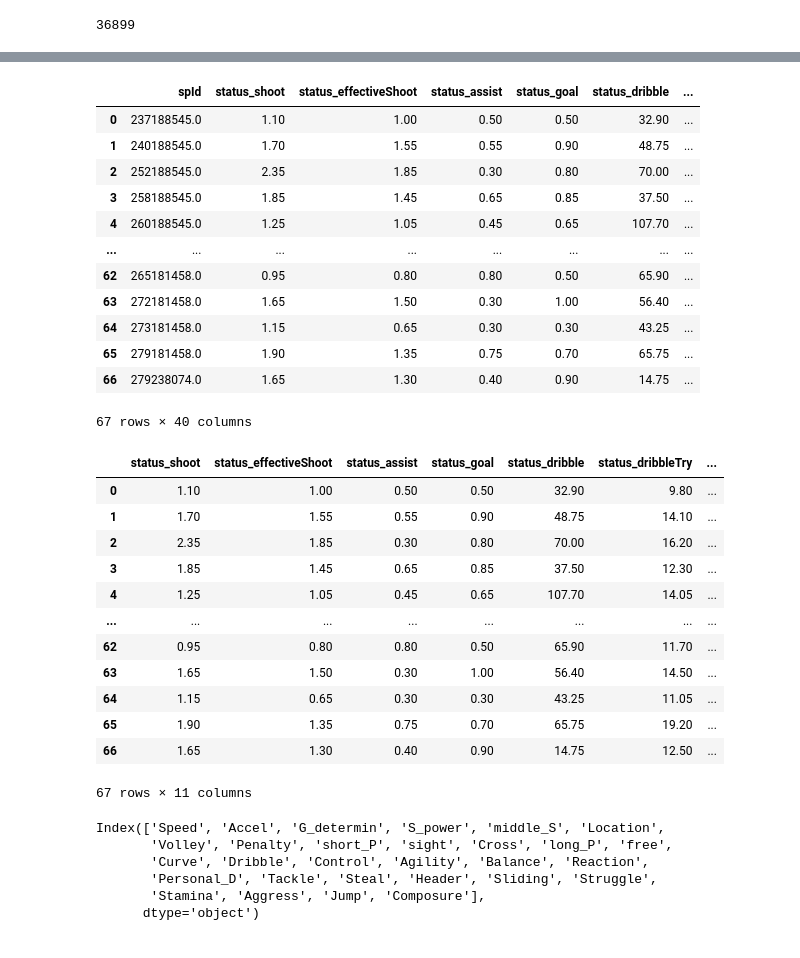
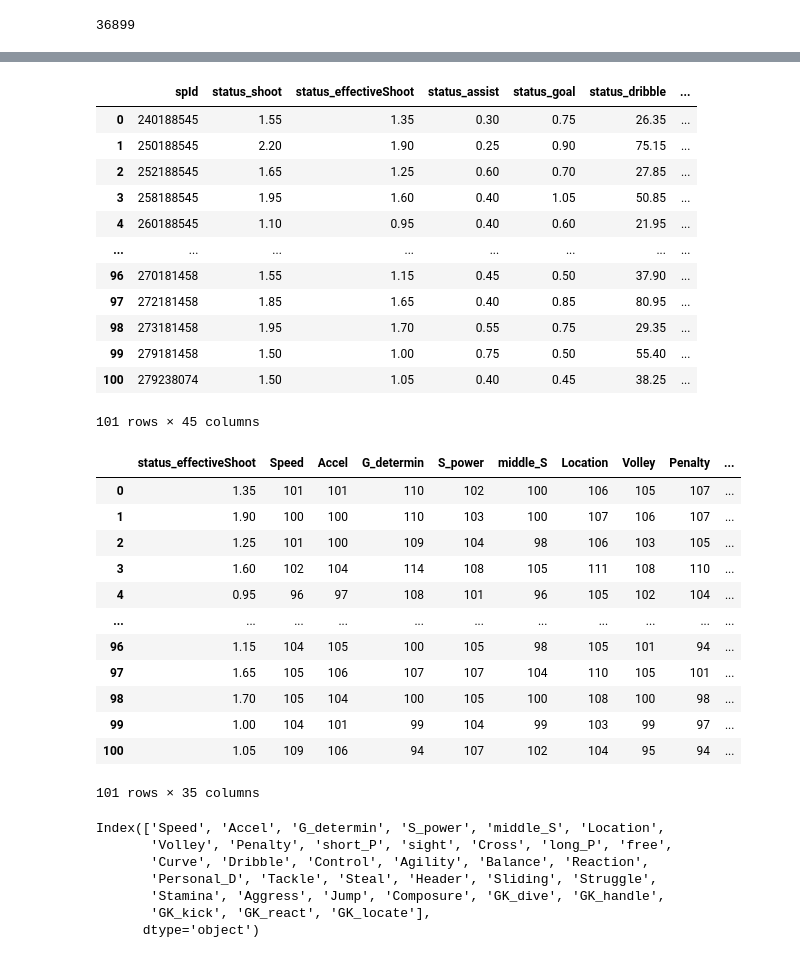
Before and after one commit to jikukjs/FiFa4_API_project, a Jupyter notebook: final_code.ipynb, the cells around one changed output, grey strips where cells are left out. Drawn from its saved outputs; the diff is of its cells as text; code cells hidden in the pictures.

```diff
--- a/final_code.ipynb
+++ b/final_code.ipynb
@@ -22,5 +24,6 @@ api_key = 'eyJhbGciOiJIUzI1NiIsInR5cCI6IkpXVCJ9.eyJYLUFwcC1SYXRlLUxpbWl0IjoiMjAw
 # %%
-striker_players = ['R. 레반도프스키', '디디에 드로그바', '로멜루 루카쿠', '엘링 홀란', '카림 벤제마','리오넬 메시', '킬리안 음바페', '손흥민', '호날두', '차범근','케빈 더브라위너', '루드 굴리트', '웨인 루니', '디에고 포를란', '토마스 뮐러','안토니오 뤼디거', '뱅자맹 파바르','에데르 밀리탕','라파엘 바란','홍명보','요주아 키미히','주앙 칸셀루','이반 페리시치','리스 제임스','아슈라프 하키미']
+players = ['R. 레반도프스키', '디디에 드로그바', '로멜루 루카쿠', '엘링 홀란', '카림 벤제마','리오넬 메시', '킬리안 음바페', '손흥민', '호날두', '차범근','케빈 더브라위너', '루드 굴리트', '웨인 루니', '디에고 포를란', '토마스 뮐러','안토니오 뤼디거', '뱅자맹 파바르','에데르 밀리탕','라파엘 바란','홍명보','요주아 키미히','주앙 칸셀루','이반 페리시치','리스 제임스','아슈라프 하키미']
+striker_players = ['R. 레반도프스키', '디디에 드로그바', '로멜루 루카쿠', '엘링 홀란', '카림 벤제마']
 wing_players = ['리오넬 메시', '킬리안 음바페', '손흥민', '호날두', '차범근']
 mid_players = ['케빈 더브라위너', '루드 굴리트', '웨인 루니', '디에고 포를란', '토마스 뮐러']
 cb_players = ['안토니오 뤼디거', '뱅자맹 파바르','에데르 밀리탕','라파엘 바란','홍명보']
@@ -73,9 +76,8 @@ def rankers_players_record(Id_Po):
         start = start+position_cnt
     return players_data
 # %%
-rankers_players_data = rankers_players_record(all_players_spId_position(striker_players))
+rankers_players_data = rankers_players_record(all_players_spId_position(players))
 recent_rankers_players_data = rankers_players_data.query("createDate.str.startswith('2023') and `status.matchCount` >= 15")
 recent_rankers_players_record =  pd.concat([recent_rankers_players_data.iloc[:,1], recent_rankers_players_data.iloc[:,3:13]], axis=1)
-recent_rankers_players_record
 # %% [output]
 |  | spPosition | status.shoot | status.effectiveShoot | status.assist | status.goal | status.dribble | ... |
@@ -188,47 +163,47 @@ recent_players_data_about_po_num =pd.concat([recent_players_data_about_po.iloc[:
 
 players_po_data_from_ability_and_ranker = recent_players_data_about_po_num.merge(players_ability, how= 'inner')
 players_po_data_from_ability_and_ranker.columns = players_po_data_from_ability_and_ranker.columns.str.replace(".","_")
-players_po_data_from_ability_and_ranker
 # %% [output]
 |  | spId | status_shoot | status_effectiveShoot | status_assist | status_goal | status_dribble | ... |
-| 0 | 237188545.0 | 1.10 | 1.00 | 0.50 | 0.50 | 32.90 | ... |
-| 1 | 240188545.0 | 1.70 | 1.55 | 0.55 | 0.90 | 48.75 | ... |
-| 2 | 252188545.0 | 2.35 | 1.85 | 0.30 | 0.80 | 70.00 | ... |
-| 3 | 258188545.0 | 1.85 | 1.45 | 0.65 | 0.85 | 37.50 | ... |
-| 4 | 260188545.0 | 1.25 | 1.05 | 0.45 | 0.65 | 107.70 | ... |
+| 0 | 240188545 | 1.55 | 1.35 | 0.30 | 0.75 | 26.35 | ... |
+| 1 | 250188545 | 2.20 | 1.90 | 0.25 | 0.90 | 75.15 | ... |
+| 2 | 252188545 | 1.65 | 1.25 | 0.60 | 0.70 | 27.85 | ... |
+| 3 | 258188545 | 1.95 | 1.60 | 0.40 | 1.05 | 50.85 | ... |
+| 4 | 260188545 | 1.10 | 0.95 | 0.40 | 0.60 | 21.95 | ... |
 | ... | ... | ... | ... | ... | ... | ... | ... |
-| 62 | 265181458.0 | 0.95 | 0.80 | 0.80 | 0.50 | 65.90 | ... |
-| 63 | 272181458.0 | 1.65 | 1.50 | 0.30 | 1.00 | 56.40 | ... |
-| 64 | 273181458.0 | 1.15 | 0.65 | 0.30 | 0.30 | 43.25 | ... |
-| 65 | 279181458.0 | 1.90 | 1.35 | 0.75 | 0.70 | 65.75 | ... |
-| 66 | 279238074.0 | 1.65 | 1.30 | 0.40 | 0.90 | 14.75 | ... |
+| 96 | 270181458 | 1.55 | 1.15 | 0.45 | 0.50 | 37.90 | ... |
+| 97 | 272181458 | 1.85 | 1.65 | 0.40 | 0.85 | 80.95 | ... |
+| 98 | 273181458 | 1.95 | 1.70 | 0.55 | 0.75 | 29.35 | ... |
+| 99 | 279181458 | 1.50 | 1.00 | 0.75 | 0.50 | 55.40 | ... |
+| 100 | 279238074 | 1.50 | 1.05 | 0.40 | 0.45 | 38.25 | ... |
-67 rows × 40 columns
+101 rows × 45 columns
 # %%
-heungmin_rank_avg_data = pd.concat([players_po_data_from_ability_and_ranker.iloc[:,1:11],players_po_data_from_ability_and_ranker.iloc[:,14]], axis=1)
-heungmin_rank_avg_data
+# 타겟과 능력치 회귀 분석
+player_rank_avg_data = pd.concat([players_po_data_from_ability_and_ranker.iloc[:,2],players_po_data_from_ability_and_ranker.iloc[:,11:]], axis=1)
+player_rank_avg_data
 # %% [output]
-|  | status_shoot | status_effectiveShoot | status_assist | status_goal | status_dribble | status_dribbleTry | ... |
-| 0 | 1.10 | 1.00 | 0.50 | 0.50 | 32.90 | 9.80 | ... |
-| 1 | 1.70 | 1.55 | 0.55 | 0.90 | 48.75 | 14.10 | ... |
-| 2 | 2.35 | 1.85 | 0.30 | 0.80 | 70.00 | 16.20 | ... |
-| 3 | 1.85 | 1.45 | 0.65 | 0.85 | 37.50 | 12.30 | ... |
-| 4 | 1.25 | 1.05 | 0.45 | 0.65 | 107.70 | 14.05 | ... |
-| ... | ... | ... | ... | ... | ... | ... | ... |
-| 62 | 0.95 | 0.80 | 0.80 | 0.50 | 65.90 | 11.70 | ... |
-| 63 | 1.65 | 1.50 | 0.30 | 1.00 | 56.40 | 14.50 | ... |
-| 64 | 1.15 | 0.65 | 0.30 | 0.30 | 43.25 | 11.05 | ... |
-| 65 | 1.90 | 1.35 | 0.75 | 0.70 | 65.75 | 19.20 | ... |
-| 66 | 1.65 | 1.30 | 0.40 | 0.90 | 14.75 | 12.50 | ... |
+|  | status_effectiveShoot | Speed | Accel | G_determin | S_power | middle_S | Location | Volley | Penalty | ... |
+| 0 | 1.35 | 101 | 101 | 110 | 102 | 100 | 106 | 105 | 107 | ... |
+| 1 | 1.90 | 100 | 100 | 110 | 103 | 100 | 107 | 106 | 107 | ... |
+| 2 | 1.25 | 101 | 100 | 109 | 104 | 98 | 106 | 103 | 105 | ... |
+| 3 | 1.60 | 102 | 104 | 114 | 108 | 105 | 111 | 108 | 110 | ... |
+| 4 | 0.95 | 96 | 97 | 108 | 101 | 96 | 105 | 102 | 104 | ... |
+| ... | ... | ... | ... | ... | ... | ... | ... | ... | ... | ... |
+| 96 | 1.15 | 104 | 105 | 100 | 105 | 98 | 105 | 101 | 94 | ... |
+| 97 | 1.65 | 105 | 106 | 107 | 107 | 104 | 110 | 105 | 101 | ... |
+| 98 | 1.70 | 105 | 104 | 100 | 105 | 100 | 108 | 100 | 98 | ... |
+| 99 | 1.00 | 104 | 101 | 99 | 104 | 99 | 103 | 99 | 97 | ... |
+| 100 | 1.05 | 109 | 106 | 94 | 107 | 102 | 104 | 95 | 94 | ... |
-67 rows × 11 columns
+101 rows × 35 columns
 # %%
 players_po_data_from_ability_and_ranker.columns[11:]
-#players_po_data_from_ability_and_ranker.columns[1:11]
 # %% [output]
 Index(['Speed', 'Accel', 'G_determin', 'S_power', 'middle_S', 'Location',
        'Volley', 'Penalty', 'short_P', 'sight', 'Cross', 'long_P', 'free',
        'Curve', 'Dribble', 'Control', 'Agility', 'Balance', 'Reaction',
        'Personal_D', 'Tackle', 'Steal', 'Header', 'Sliding', 'Struggle',
-       'Stamina', 'Aggress', 'Jump', 'Composure'],
+       'Stamina', 'Aggress', 'Jump', 'Composure', 'GK_dive', 'GK_handle',
+       'GK_kick', 'GK_react', 'GK_locate'],
       dtype='object')
 # %%
 scaled_features = ' + '.join([
```
Also changed, not shown: parts of 11 cells of this notebook.
